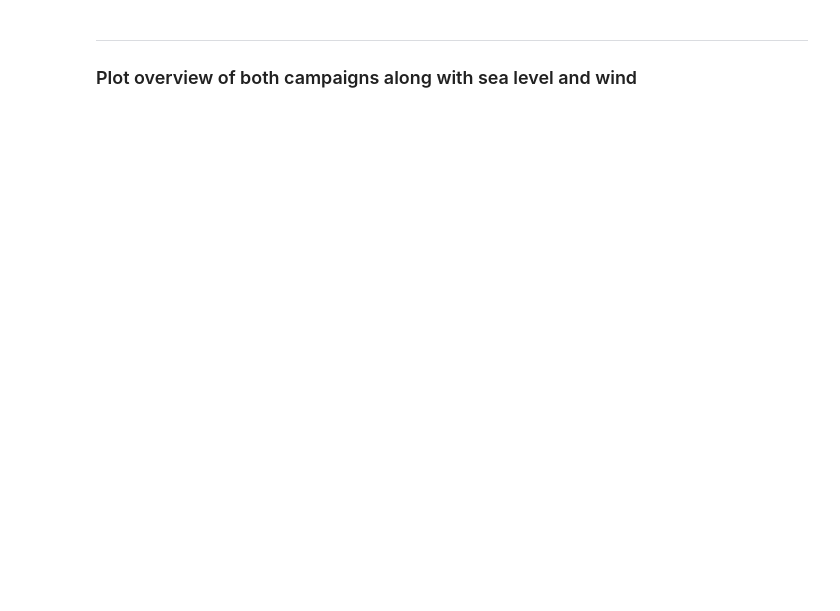
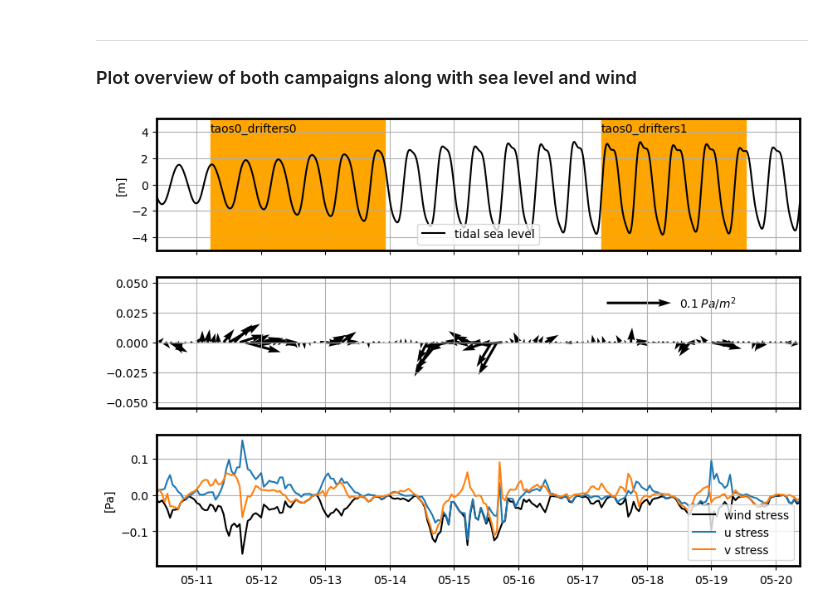
Before and after one commit to apatlpo/taos, a Jupyter notebook: insitu/taos0/overview.ipynb, the cells around one changed output. Cells and saved outputs as stored; diff of their text form; code cells hidden in the pictures; blank space fills up the shorter version.

```diff
--- a/insitu/taos0/overview.ipynb
+++ b/insitu/taos0/overview.ipynb
@@ -159,6 +167,10 @@ def plot_combined_deployments(wind_stress=True):
 
     _set_axis(ax)
     ax.legend()
+# %%
+plot_combined_deployments(wind_stress=True, quiver_scale=2)
+# %% [output]
+[figure, added]
 # %%
 plot_combined_deployments(wind_stress=False)
 # %% [output]
```
Also changed, not shown: parts of 8 cells of this notebook, 17 other files.
